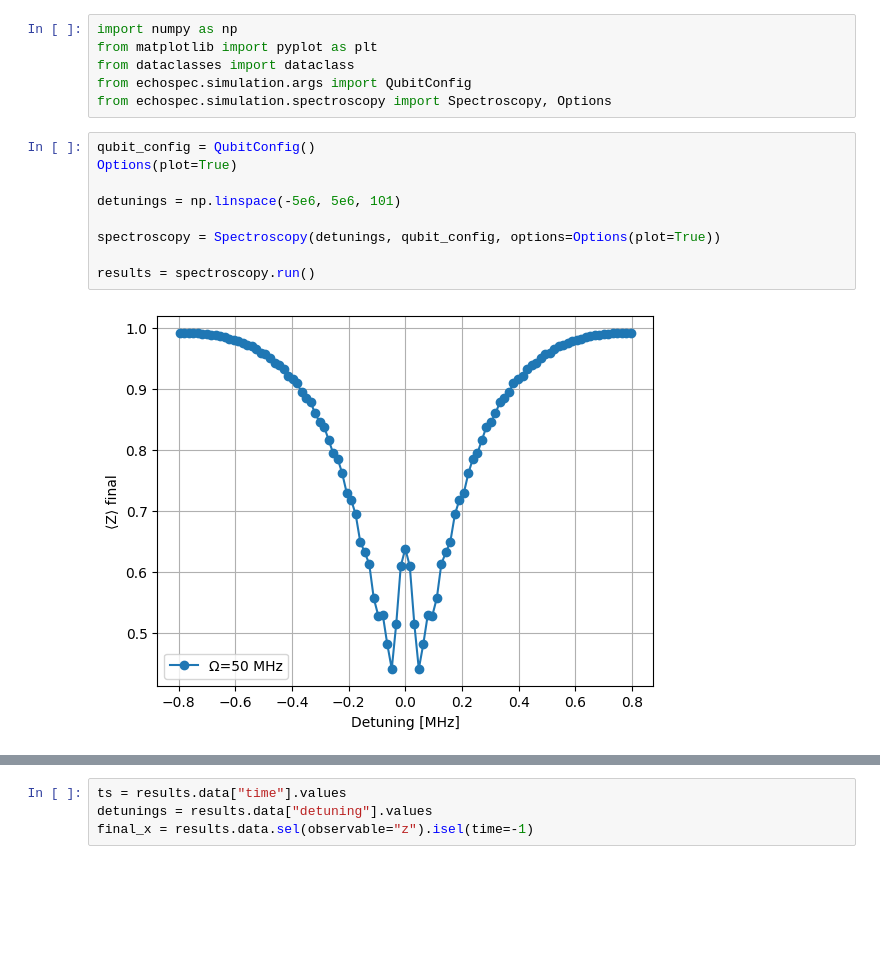
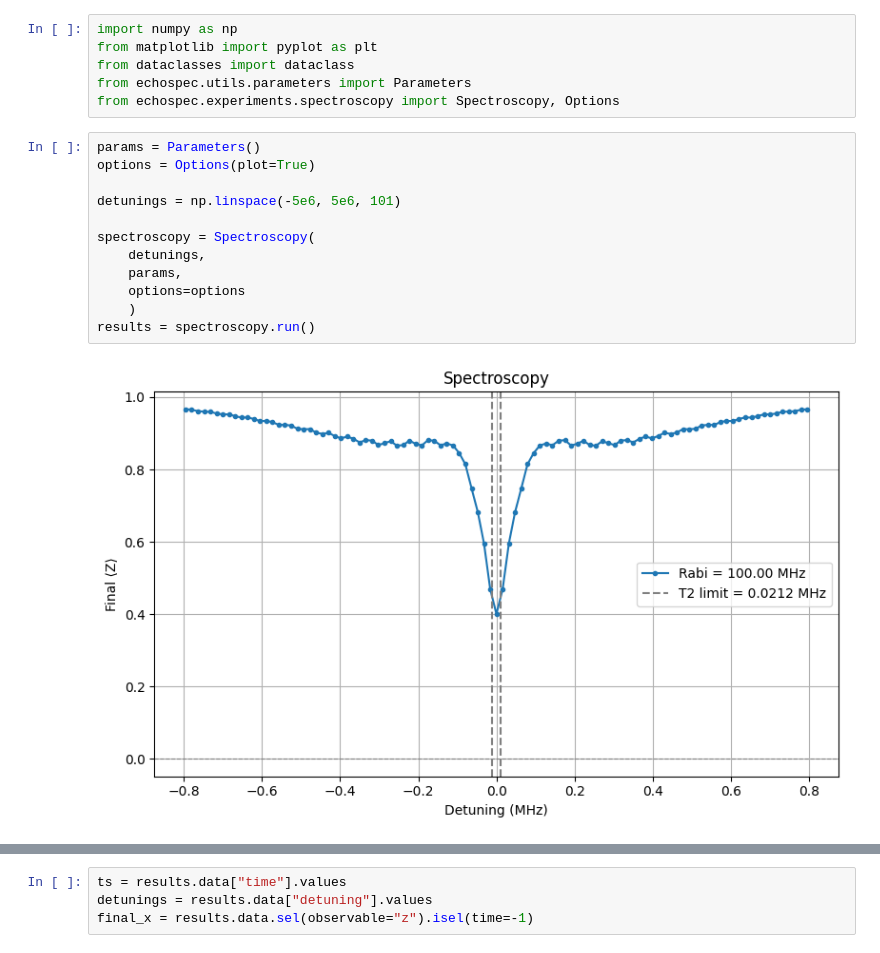
Before and after one commit to asafasia/amplitude-robust-spectrscopy, a Jupyter notebook: notebooks/new/spectrsocopy.ipynb, the cells around one changed output, grey strips where cells are left out. Saved outputs shown, nothing was run; the diff lists cells and outputs as text; blank space fills up the shorter version.

```diff
--- a/notebooks/new/spectrsocopy.ipynb
+++ b/notebooks/new/spectrsocopy.ipynb
@@ -2,16 +2,19 @@
 import numpy as np
 from matplotlib import pyplot as plt
 from dataclasses import dataclass
-from echospec.simulation.args import QubitConfig
-from echospec.simulation.spectroscopy import Spectroscopy, Options
+from echospec.utils.parameters import Parameters
+from echospec.experiments.spectroscopy import Spectroscopy, Options
 # %%
-qubit_config = QubitConfig()
-Options(plot=True)
+params = Parameters()
+options = Options(plot=True)
 
 detunings = np.linspace(-5e6, 5e6, 101)
 
-spectroscopy = Spectroscopy(detunings, qubit_config, options=Options(plot=True))
-
+spectroscopy = Spectroscopy(
+    detunings,
+    params,
+    options=options
+    )
 results = spectroscopy.run()
 # %% [output]
-[figure, old version]
+[figure, new version]
```
Also changed, not shown: parts of 2 cells of this notebook.
